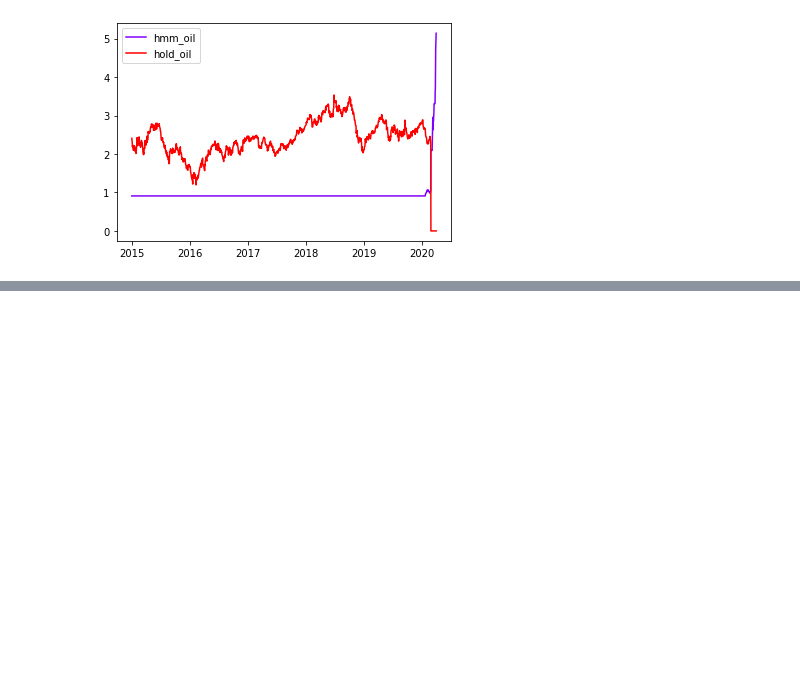
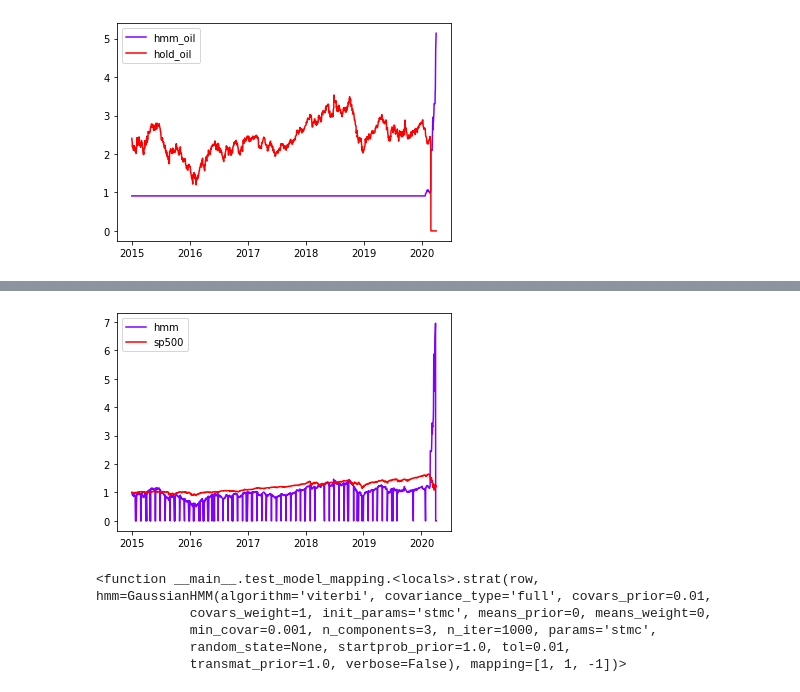
Before and after one commit to jamesBaker361/project, a Jupyter notebook: saturdayexperiements.ipynb, the cells around one changed output, grey strips where cells are left out. Saved outputs shown, nothing was run; the diff lists cells and outputs as text; code cells hidden in the pictures; blank space fills up the shorter version.

```diff
--- a/saturdayexperiements.ipynb
+++ b/saturdayexperiements.ipynb
@@ -202,0 +204,12 @@ test_model_mapping()
+# %%
+td.time_series_chart(hmm=ranking[3].returns['2015-01-01':],sp500=ben)
+# %% [output]
+[figure, added]
+# %%
+ranking[0].strat
+# %% [output]
+<function __main__.test_model_mapping.<locals>.strat(row, hmm=GaussianHMM(algorithm='viterbi', covariance_type='full', covars_prior=0.01,
+            covars_weight=1, init_params='stmc', means_prior=0, means_weight=0,
+            min_covar=0.001, n_components=3, n_iter=1000, params='stmc',
+            random_state=None, startprob_prior=1.0, tol=0.01,
+            transmat_prior=1.0, verbose=False), mapping=[1, 1, -1])>
```
Also changed, not shown: parts of 19 cells of this notebook, 3 other files.
